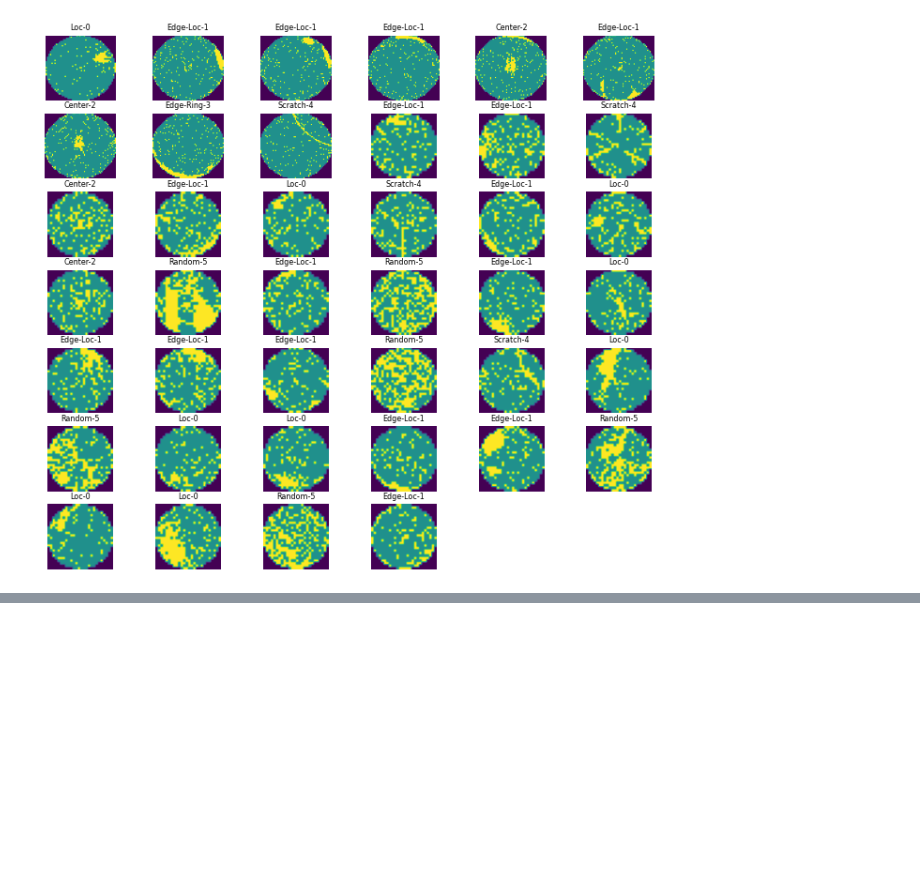
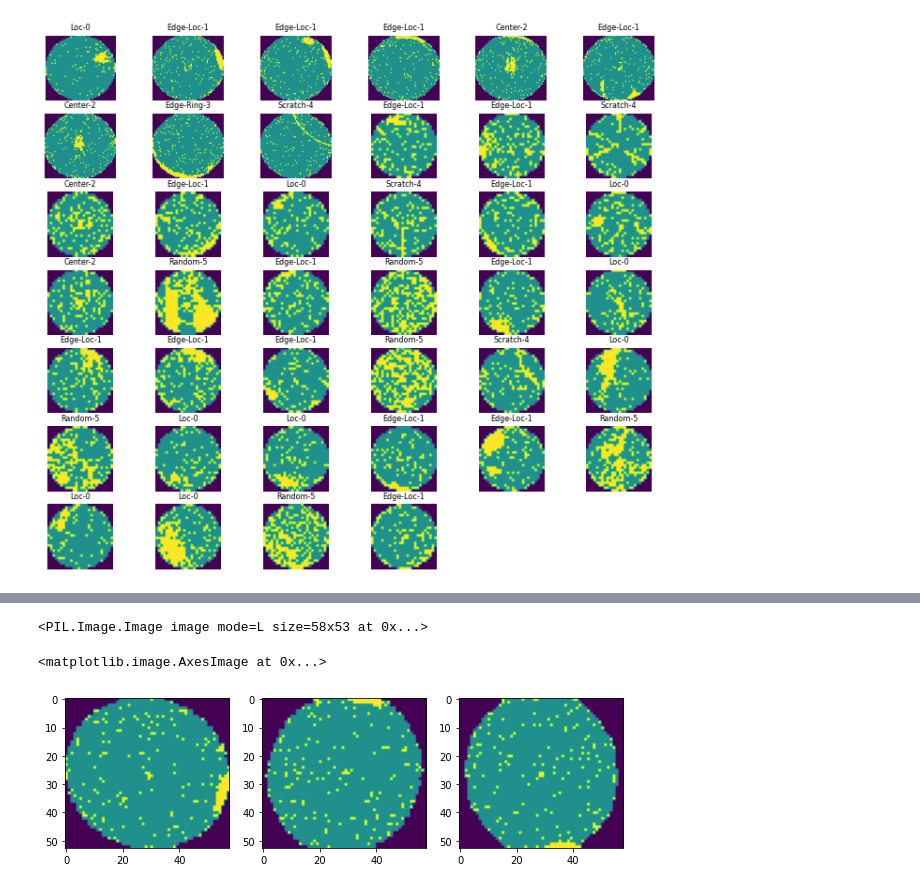
Before and after one commit to makkimaki/metric-learning, a Jupyter notebook: wm_811k_preprocess.ipynb, the cells around one changed output, grey strips where cells are left out. Saved outputs shown, nothing was run; the diff lists cells and outputs as text; code cells hidden in the pictures; blank space fills up the shorter version.

```diff
--- a/wm_811k_preprocess.ipynb
+++ b/wm_811k_preprocess.ipynb
@@ -256,0 +285,11 @@ for i in range(batch_size):
+# %%
+print(rotated_imgs[0])
+f, (ax1, ax2, ax3) = plt.subplots(1, 3, figsize=(10, 5))
+
+ax1.imshow(rotated_imgs[0])
+ax2.imshow(rotated_imgs[1])
+ax3.imshow(rotated_imgs[2])
+# %% [output]
+<PIL.Image.Image image mode=L size=58x53 at 0x...>
+<matplotlib.image.AxesImage at 0x...>
+[figure, added]
```
Also changed, not shown: parts of 4 cells of this notebook.
